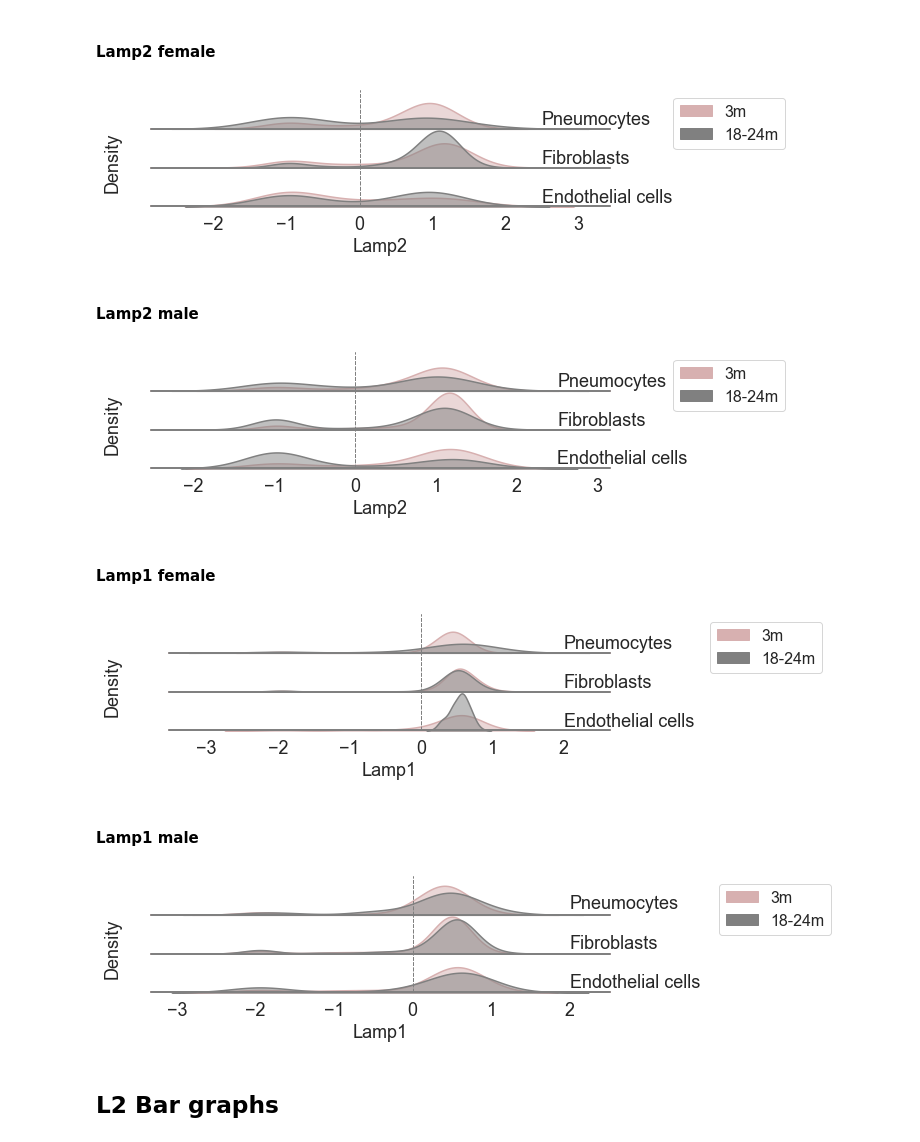
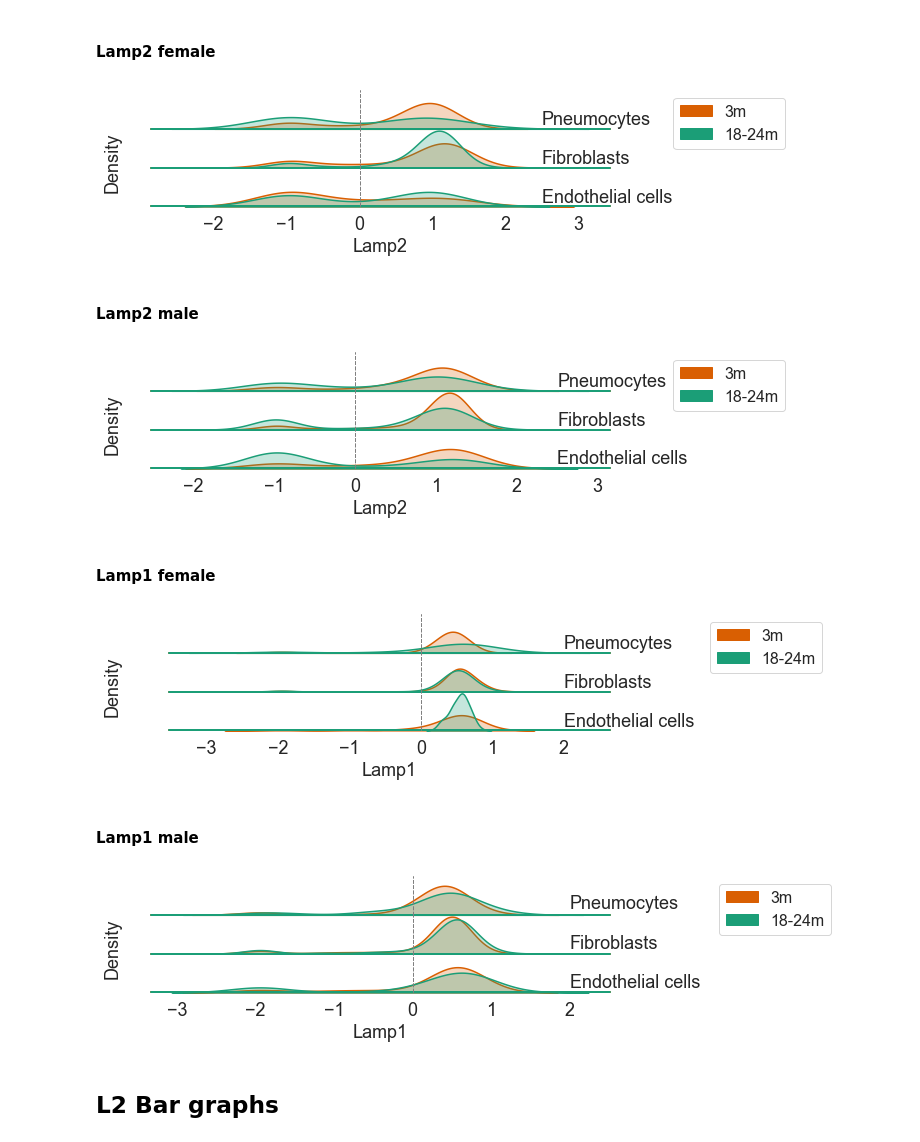
Before and after one commit to amsegura/Khawaja_et_al_2024, a Jupyter notebook: CMA_aging_Atlas_Lung.ipynb, the cells around one changed output. Saved outputs shown, nothing was run; the diff lists cells and outputs as text; code cells hidden in the pictures.

```diff
--- a/CMA_aging_Atlas_Lung.ipynb
+++ b/CMA_aging_Atlas_Lung.ipynb
@@ -1010,37 +1010,37 @@ barcode_lys = barcode_lys[(barcode_lys.new_cell==cells[0]) | (barcode_lys.new_ce
 # %%
 sns.set_theme(style="white", rc={"axes.facecolor": (0, 0, 0, 0), "axes.labelsize":18, "xtick.labelsize":18},
               font_scale=2)
 
 g = sns.FacetGrid(barcode_lys[barcode_lys.sex == 'female'], row='new_cell', row_order = cells, hue='new_age',
-                  hue_order= ['3m', '18-24m'], aspect=7, height=1.1, palette=['#D7B0B0', '#808080'])
-g.map(sns.kdeplot, 'L2', bw_adjust=1, clip_on=False, fill=True, alpha=0.5, linewidth=1.5)
+                  hue_order= ['3m', '18-24m'], aspect=7, height=1.1, palette=['#d95f02', '#1b9e77'])
+g.map(sns.kdeplot, 'L2', bw_adjust=1, clip_on=False, fill=True, alpha=0.25, linewidth=1.5)
 g.map(plt.axhline, y=0, lw=2, clip_on=False)
 g.map(plt.axvline, x=0, lw=1, clip_on=False, color='gray', linestyle='dashed')
 
 g.fig.subplots_adjust(hspace=0)
 
 plt.text(x=2.5, y=2.5, s="Pneumocytes", fontsize=18)
 plt.text(x=2.5, y=1.3, s="Fibroblasts", fontsize=18)
 plt.text(x=2.5, y=0.12, s="Endothelial cells", fontsize=18)
 
 
 # Remove axes details that don't play well with overlap
 g.set_titles("")
 g.set(yticks=[], ylabel='')
 g.set(xlabel='Lamp2')
 g.fig.text(0.04, 0.5, 'Density', va='center', rotation='vertical', fontsize=18)
 g.despine(bottom=True, left=True)
 
 # Legend
-legend_elements = [Patch(facecolor='#D7B0B0', edgecolor='#D7B0B0', label='3m'),
-                   Patch(facecolor='#808080', edgecolor='#808080', label='18-24m')]
+legend_elements = [Patch(facecolor='#d95f02', edgecolor='#d95f02', label='3m'),
+                   Patch(facecolor='#1b9e77', edgecolor='#1b9e77', label='18-24m')]
 
 plt.legend(handles=legend_elements, bbox_to_anchor = (1.4, 3), facecolor='white', fontsize=16)
 
 plt.savefig('../Khwaja_et_al_outputs/Lung/LungL2_ridge_fem.png',bbox_inches='tight', dpi=300)
 plt.show()
 # %% [output]
-[figure, old version]
+[figure, new version]
 # %% [markdown]
 #### Lamp2 male
 # %%
@@ -1048,8 +1048,8 @@ sns.set_theme(style="white", rc={"axes.facecolor": (0, 0, 0, 0), "axes.labelsize
               font_scale=2)
 
 g = sns.FacetGrid(barcode_lys[barcode_lys.sex == 'male'], row='new_cell', row_order = cells, hue='new_age',
-                  hue_order= ['3m', '18-24m'], aspect=7, height=1.1, palette=['#D7B0B0', '#808080'])
-g.map(sns.kdeplot, 'L2', bw_adjust=1, clip_on=False, fill=True, alpha=0.5, linewidth=1.5)
+                  hue_order= ['3m', '18-24m'], aspect=7, height=1.1, palette=['#d95f02', '#1b9e77'])
+g.map(sns.kdeplot, 'L2', bw_adjust=1, clip_on=False, fill=True, alpha=0.25, linewidth=1.5)
 g.map(plt.axhline, y=0, lw=2, clip_on=False)
 g.map(plt.axvline, x=0, lw=1, clip_on=False, color='gray', linestyle='dashed')
 
@@ -1067,15 +1067,15 @@ g.fig.text(0.04, 0.5, 'Density', va='center', rotation='vertical', fontsize=18)
 g.despine(bottom=True, left=True)
 
 # Legend
-legend_elements = [Patch(facecolor='#D7B0B0', edgecolor='#D7B0B0', label='3m'),
-                   Patch(facecolor='#808080', edgecolor='#808080', label='18-24m')]
+legend_elements = [Patch(facecolor='#d95f02', edgecolor='#d95f02', label='3m'),
+                   Patch(facecolor='#1b9e77', edgecolor='#1b9e77', label='18-24m')]
 
 plt.legend(handles=legend_elements, bbox_to_anchor = (1.4, 3), facecolor='white', fontsize=16)
 
 plt.savefig('../Khwaja_et_al_outputs/Lung/LungL2_ridge_male.png',bbox_inches='tight', dpi=300)
 plt.show()
 # %% [output]
-[figure, old version]
+[figure, new version]
 # %% [markdown]
 #### Lamp1 female
 # %%
@@ -1083,8 +1083,8 @@ sns.set_theme(style="white", rc={"axes.facecolor": (0, 0, 0, 0), "axes.labelsize
               font_scale=2)
 
 g = sns.FacetGrid(barcode_lys[barcode_lys.sex == 'female'], row='new_cell', row_order = cells, hue='new_age',
-                  hue_order= ['3m', '18-24m'], aspect=7, height=1.1, palette=['#D7B0B0', '#808080'])
-g.map(sns.kdeplot, 'L1', bw_adjust=1, clip_on=False, fill=True, alpha=0.5, linewidth=1.5)
+                  hue_order= ['3m', '18-24m'], aspect=7, height=1.1, palette=['#d95f02', '#1b9e77'])
+g.map(sns.kdeplot, 'L1', bw_adjust=1, clip_on=False, fill=True, alpha=0.25, linewidth=1.5)
 g.map(plt.axhline, y=0, lw=2, clip_on=False)
 g.map(plt.axvline, x=0, lw=1, clip_on=False, color='gray', linestyle='dashed')
 
@@ -1102,15 +1102,15 @@ g.fig.text(0.04, 0.5, 'Density', va='center', rotation='vertical', fontsize=18)
 g.despine(bottom=True, left=True)
 
 # Legend
-legend_elements = [Patch(facecolor='#D7B0B0', edgecolor='#D7B0B0', label='3m'),
-                   Patch(facecolor='#808080', edgecolor='#808080', label='18-24m')]
+legend_elements = [Patch(facecolor='#d95f02', edgecolor='#d95f02', label='3m'),
+                   Patch(facecolor='#1b9e77', edgecolor='#1b9e77', label='18-24m')]
 
 plt.legend(handles=legend_elements, bbox_to_anchor = (1.5, 3), facecolor='white', fontsize=16)
 
 plt.savefig('../Khwaja_et_al_outputs/Lung/LungL1_ridge_fem.png',bbox_inches='tight', dpi=300)
 plt.show()
 # %% [output]
-[figure, old version]
+[figure, new version]
 # %% [markdown]
 #### Lamp1 male
 # %%
@@ -1118,8 +1118,8 @@ sns.set_theme(style="white", rc={"axes.facecolor": (0, 0, 0, 0), "axes.labelsize
               font_scale=2)
 
 g = sns.FacetGrid(barcode_lys[barcode_lys.sex == 'male'], row='new_cell', row_order = cells, hue='new_age',
-                  hue_order= ['3m', '18-24m'], aspect=7, height=1.1, palette=['#D7B0B0', '#808080'])
-g.map(sns.kdeplot, 'L1', bw_adjust=1, clip_on=False, fill=True, alpha=0.5, linewidth=1.5)
+                  hue_order= ['3m', '18-24m'], aspect=7, height=1.1, palette=['#d95f02', '#1b9e77'])
+g.map(sns.kdeplot, 'L1', bw_adjust=1, clip_on=False, fill=True, alpha=0.25, linewidth=1.5)
 g.map(plt.axhline, y=0, lw=2, clip_on=False)
 g.map(plt.axvline, x=0, lw=1, clip_on=False, color='gray', linestyle='dashed')
 
@@ -1137,15 +1137,15 @@ g.fig.text(0.04, 0.5, 'Density', va='center', rotation='vertical', fontsize=18)
 g.despine(bottom=True, left=True)
 
 # Legend
-legend_elements = [Patch(facecolor='#D7B0B0', edgecolor='#D7B0B0', label='3m'),
-                   Patch(facecolor='#808080', edgecolor='#808080', label='18-24m')]
+legend_elements = [Patch(facecolor='#d95f02', edgecolor='#d95f02', label='3m'),
+                   Patch(facecolor='#1b9e77', edgecolor='#1b9e77', label='18-24m')]
 
 plt.legend(handles=legend_elements, bbox_to_anchor = (1.5, 3), facecolor='white', fontsize=16)
 
 plt.savefig('../Khwaja_et_al_outputs/Lung/LungL1_ridge_male.png',bbox_inches='tight', dpi=300)
 plt.show()
 # %% [output]
-[figure, old version]
+[figure, new version]
 # %% [markdown]
 ## L2 Bar graphs
 # %% [markdown]
```
Also changed, not shown: 7 other files.
